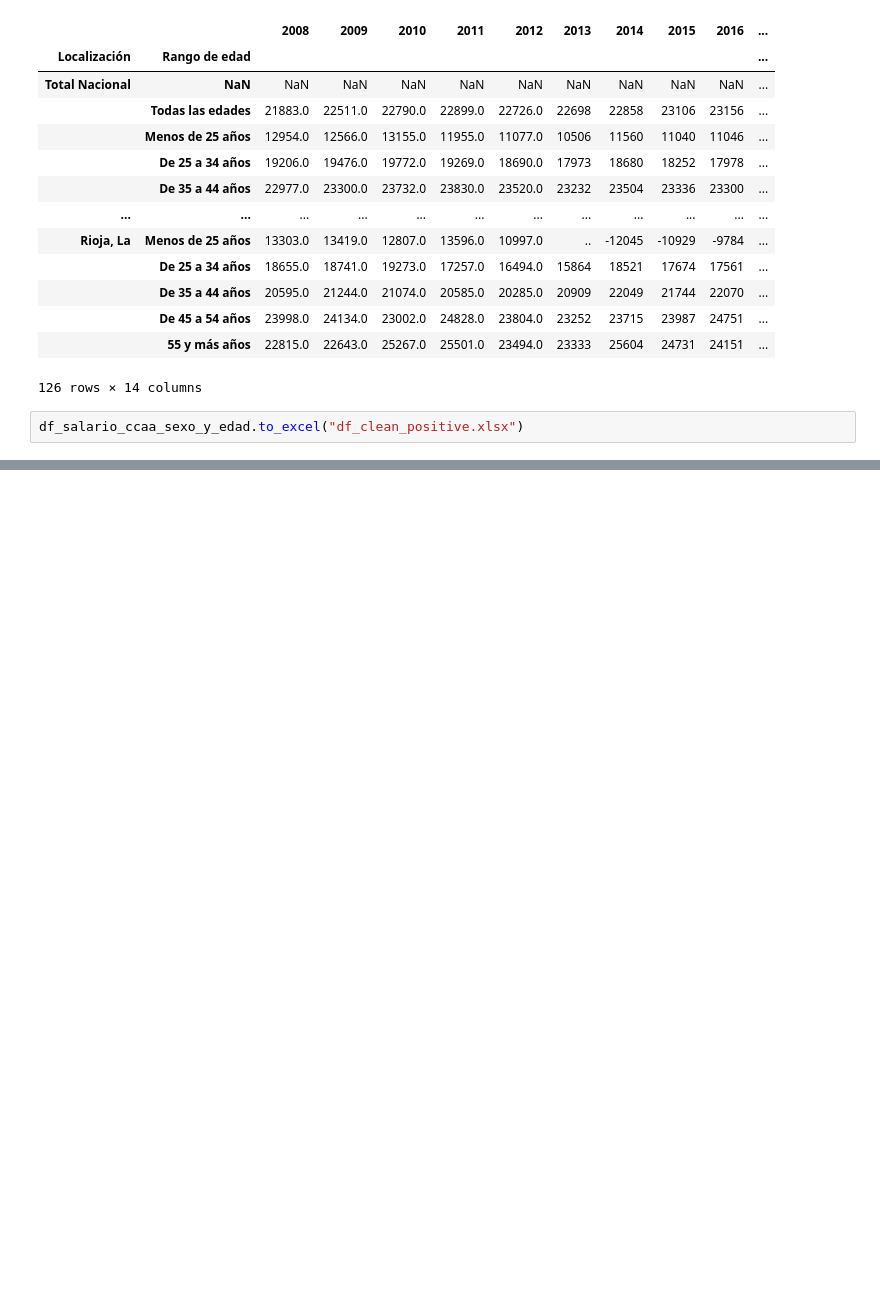
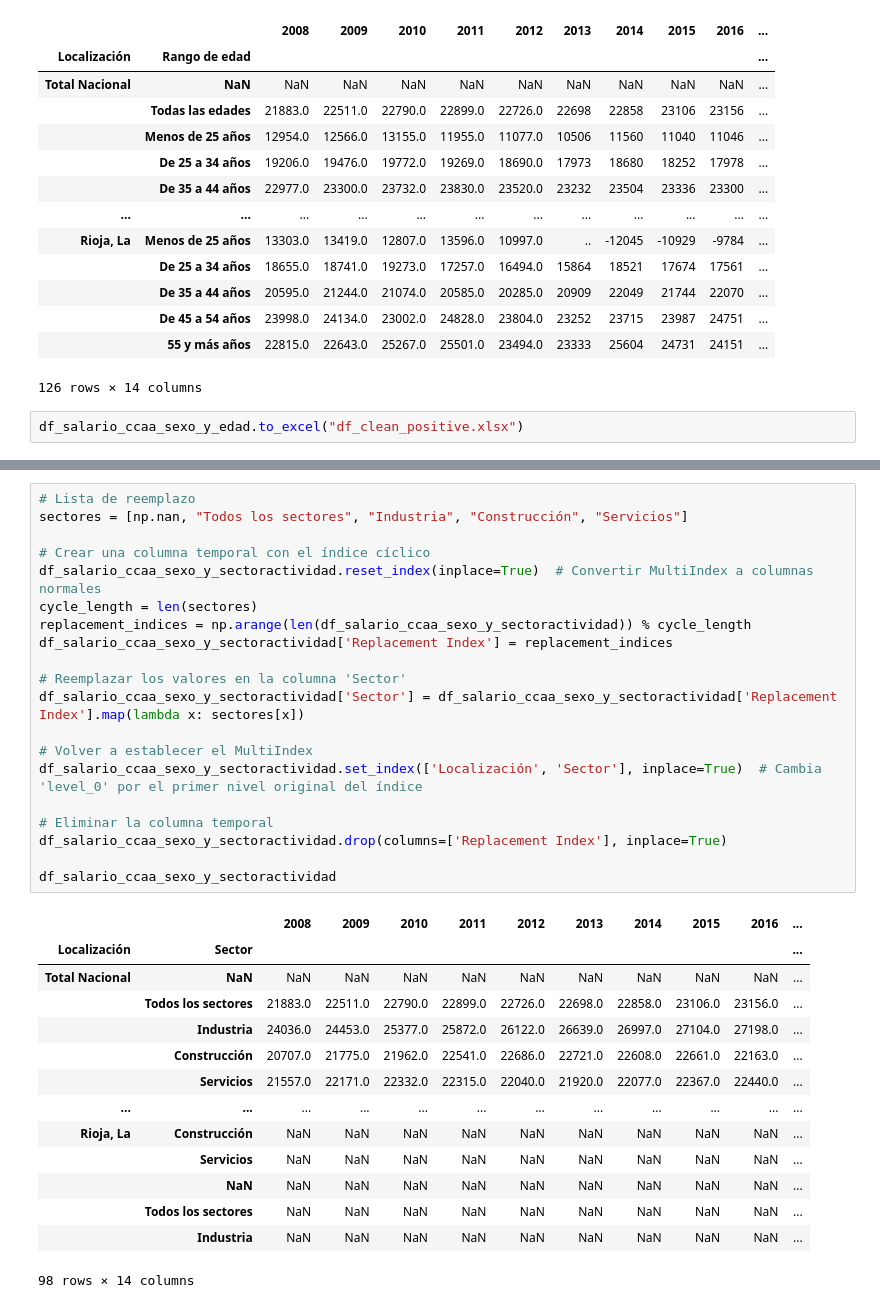
Before and after one commit to adrianbenitezrueda/first-project-data, a Jupyter notebook: adrian_main.ipynb, the cells around one changed output, grey strips where cells are left out. Drawn from its saved outputs; the diff is of its cells as text; blank space fills up the shorter version.

```diff
--- a/adrian_main.ipynb
+++ b/adrian_main.ipynb
@@ -203,0 +277,35 @@ df_salario_ccaa_sexo_y_edad.to_excel("df_clean_positive.xlsx")
+# %%
+# Lista de reemplazo
+sectores = [np.nan, "Todos los sectores", "Industria", "Construcción", "Servicios"]
+
+# Crear una columna temporal con el índice cíclico
+df_salario_ccaa_sexo_y_sectoractividad.reset_index(inplace=True)  # Convertir MultiIndex a columnas normales
+cycle_length = len(sectores)
+replacement_indices = np.arange(len(df_salario_ccaa_sexo_y_sectoractividad)) % cycle_length
+df_salario_ccaa_sexo_y_sectoractividad['Replacement Index'] = replacement_indices
+
+# Reemplazar los valores en la columna 'Sector'
+df_salario_ccaa_sexo_y_sectoractividad['Sector'] = df_salario_ccaa_sexo_y_sectoractividad['Replacement Index'].map(lambda x: sectores[x])
+
+# Volver a establecer el MultiIndex
+df_salario_ccaa_sexo_y_sectoractividad.set_index(['Localización', 'Sector'], inplace=True)  # Cambia 'level_0' por el primer nivel original del índice
+
+# Eliminar la columna temporal
+df_salario_ccaa_sexo_y_sectoractividad.drop(columns=['Replacement Index'], inplace=True)
+
+df_salario_ccaa_sexo_y_sectoractividad
+# %% [output]
+|  |  | 2008 | 2009 | 2010 | 2011 | 2012 | 2013 | 2014 | 2015 | 2016 | ... |
+| Localización | Sector |  |  |  |  |  |  |  |  |  | ... |
+| Total Nacional | NaN | NaN | NaN | NaN | NaN | NaN | NaN | NaN | NaN | NaN | ... |
+|  | Todos los sectores | 21883.0 | 22511.0 | 22790.0 | 22899.0 | 22726.0 | 22698.0 | 22858.0 | 23106.0 | 23156.0 | ... |
+|  | Industria | 24036.0 | 24453.0 | 25377.0 | 25872.0 | 26122.0 | 26639.0 | 26997.0 | 27104.0 | 27198.0 | ... |
+|  | Construcción | 20707.0 | 21775.0 | 21962.0 | 22541.0 | 22686.0 | 22721.0 | 22608.0 | 22661.0 | 22163.0 | ... |
+|  | Servicios | 21557.0 | 22171.0 | 22332.0 | 22315.0 | 22040.0 | 21920.0 | 22077.0 | 22367.0 | 22440.0 | ... |
+| ... | ... | ... | ... | ... | ... | ... | ... | ... | ... | ... | ... |
+| Rioja, La | Construcción | NaN | NaN | NaN | NaN | NaN | NaN | NaN | NaN | NaN | ... |
+|  | Servicios | NaN | NaN | NaN | NaN | NaN | NaN | NaN | NaN | NaN | ... |
+|  | NaN | NaN | NaN | NaN | NaN | NaN | NaN | NaN | NaN | NaN | ... |
+|  | Todos los sectores | NaN | NaN | NaN | NaN | NaN | NaN | NaN | NaN | NaN | ... |
+|  | Industria | NaN | NaN | NaN | NaN | NaN | NaN | NaN | NaN | NaN | ... |
+98 rows × 14 columns
```
Also changed, not shown: parts of 4 cells of this notebook, 5 other files.
